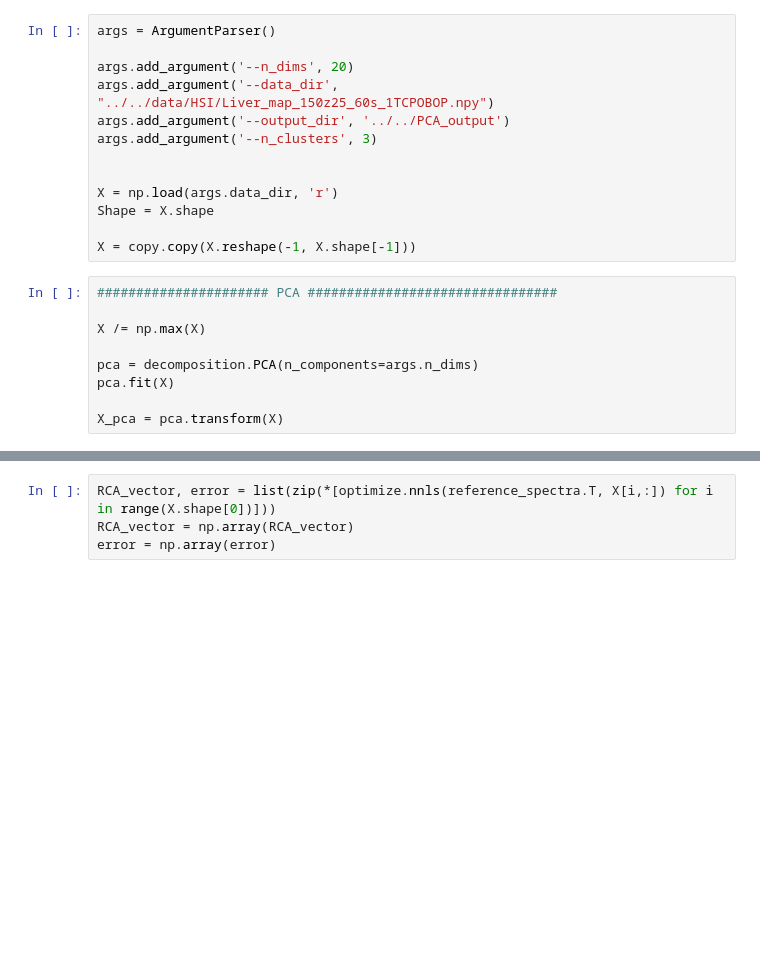
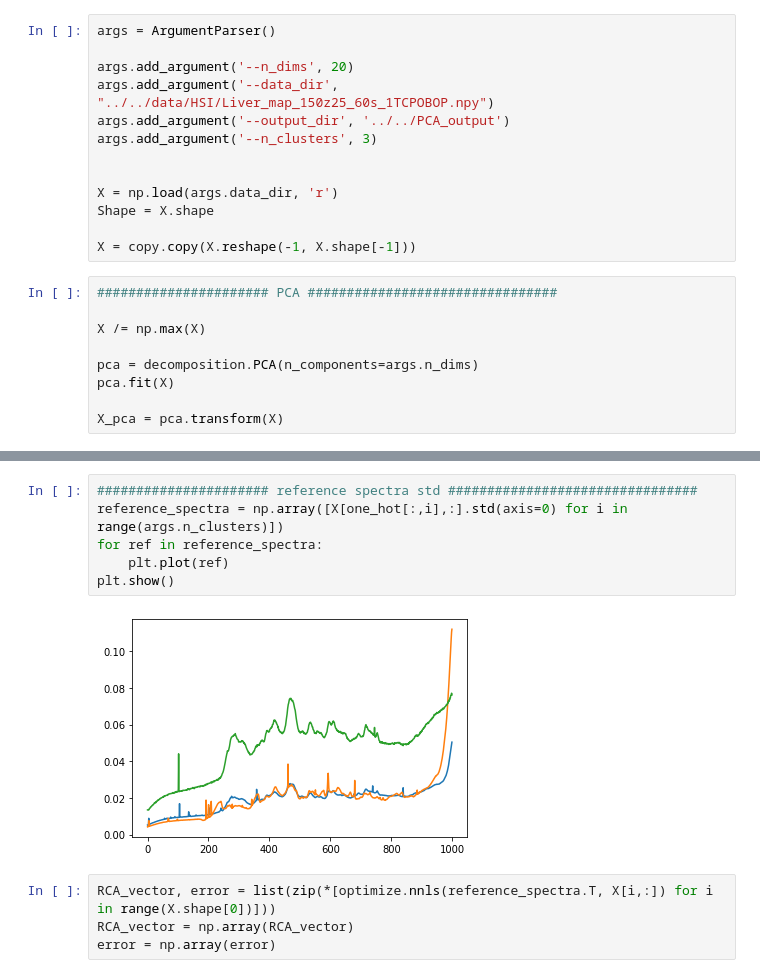
Before and after one commit to jjgsherwood/Bacholar_Thesis, a Jupyter notebook: python_notebooks/PCA_approach.ipynb, the cells around one changed output, grey strips where cells are left out. Drawn from its saved outputs; the diff is of its cells as text; blank space fills up the shorter version.

```diff
--- a/python_notebooks/PCA_approach.ipynb
+++ b/python_notebooks/PCA_approach.ipynb
@@ -81,3 +78,11 @@ plt.show()
+# %%
+###################### reference spectra std ################################
+reference_spectra = np.array([X[one_hot[:,i],:].std(axis=0) for i in range(args.n_clusters)])
+for ref in reference_spectra:
+    plt.plot(ref)
+plt.show()
+# %% [output]
+[figure, added]
 # %%
 RCA_vector, error = list(zip(*[optimize.nnls(reference_spectra.T, X[i,:]) for i in range(X.shape[0])]))
 RCA_vector = np.array(RCA_vector)
```
Also changed, not shown: parts of 7 cells of this notebook, 9 other files.
